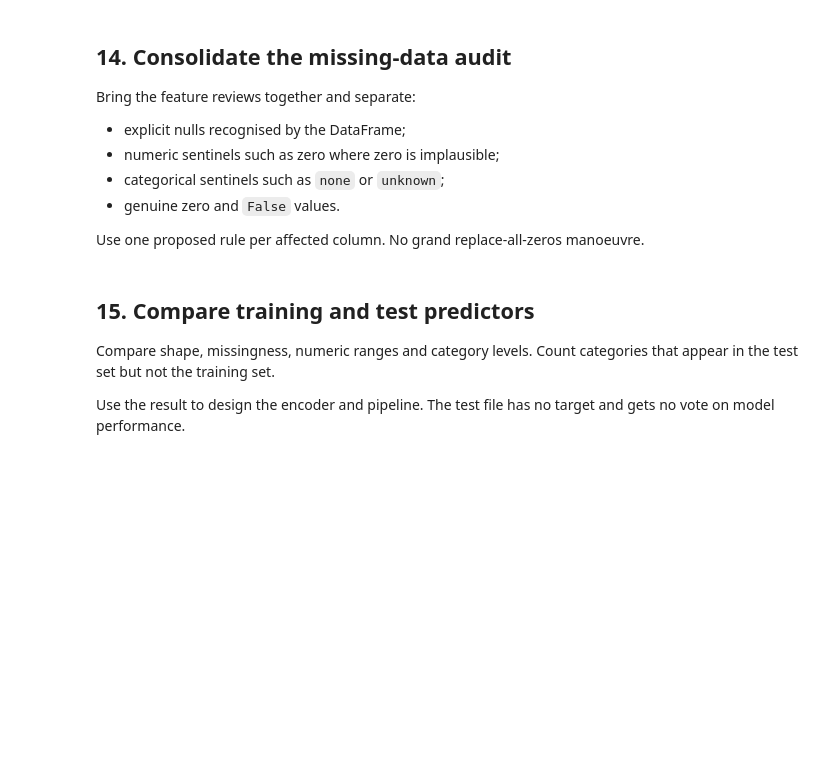
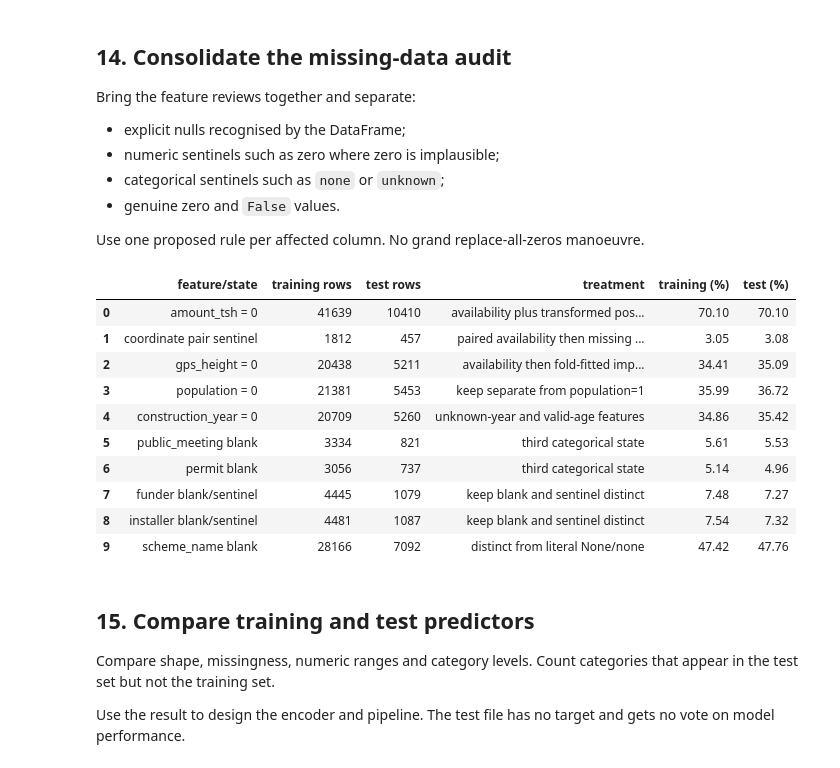
Before and after one commit to AnthonyPWatts/imperial-capstone, a Jupyter notebook: stage-1-pump-it-up/notebooks/01-data-audit.ipynb, the cells around one changed output. Cells and saved outputs as stored; diff of their text form; code cells hidden in the pictures; blank space fills up the shorter version.

```diff
--- a/stage-1-pump-it-up/notebooks/01-data-audit.ipynb
+++ b/stage-1-pump-it-up/notebooks/01-data-audit.ipynb
@@ -84,11 +84,23 @@ One DataFrame per file. Keep the training values and labels separate until the i
 
 Pick dull, consistent variable names. Future me will cope.
 # %%
-# Load the training values, training labels, test values and submission format.
-training_set_values = pd.read_csv(training_set_values_path)
-training_set_labels = pd.read_csv(training_set_labels_path)
-test_set_values = pd.read_csv(test_set_values_path)
-submission_format = pd.read_csv(submission_format_path)
+# Preserve source blanks and literal strings such as "None" separately.
+training_set_values = pd.read_csv(
+    training_set_values_path,
+    keep_default_na=False,
+)
+training_set_labels = pd.read_csv(
+    training_set_labels_path,
+    keep_default_na=False,
+)
+test_set_values = pd.read_csv(
+    test_set_values_path,
+    keep_default_na=False,
+)
+submission_format = pd.read_csv(
+    submission_format_path,
+    keep_default_na=False,
+)
 
 print("Data loaded ok")
 print("==============")
@@ -428,8 +578,37 @@ Bring the feature reviews together and separate:
 
 Use one proposed rule per affected column. No grand replace-all-zeros manoeuvre.
 # %%
-# Summarise explicit and suspected missing values by column.
-# Add my proposed treatment and the evidence supporting it.
+missing_data_register = pd.DataFrame([
+    {"feature/state": "amount_tsh = 0", "training rows": 41639, "test rows": 10410, "treatment": "availability plus transformed positive magnitude"},
+    {"feature/state": "coordinate pair sentinel", "training rows": 1812, "test rows": 457, "treatment": "paired availability then missing coordinates"},
+    {"feature/state": "gps_height = 0", "training rows": 20438, "test rows": 5211, "treatment": "availability then fold-fitted imputation"},
+    {"feature/state": "population = 0", "training rows": 21381, "test rows": 5453, "treatment": "keep separate from population=1"},
+    {"feature/state": "construction_year = 0", "training rows": 20709, "test rows": 5260, "treatment": "unknown-year and valid-age features"},
+    {"feature/state": "public_meeting blank", "training rows": 3334, "test rows": 821, "treatment": "third categorical state"},
+    {"feature/state": "permit blank", "training rows": 3056, "test rows": 737, "treatment": "third categorical state"},
+    {"feature/state": "funder blank/sentinel", "training rows": 4445, "test rows": 1079, "treatment": "keep blank and sentinel distinct"},
+    {"feature/state": "installer blank/sentinel", "training rows": 4481, "test rows": 1087, "treatment": "keep blank and sentinel distinct"},
+    {"feature/state": "scheme_name blank", "training rows": 28166, "test rows": 7092, "treatment": "distinct from literal None/none"},
+])
+missing_data_register["training (%)"] = (
+    missing_data_register["training rows"] / len(training_set_values) * 100
+).round(2)
+missing_data_register["test (%)"] = (
+    missing_data_register["test rows"] / len(test_set_values) * 100
+).round(2)
+display(missing_data_register)
+# %% [output]
+|  | feature/state | training rows | test rows | treatment | training (%) | test (%) |
+| 0 | amount_tsh = 0 | 41639 | 10410 | availability plus transformed pos... | 70.10 | 70.10 |
+| 1 | coordinate pair sentinel | 1812 | 457 | paired availability then missing ... | 3.05 | 3.08 |
+| 2 | gps_height = 0 | 20438 | 5211 | availability then fold-fitted imp... | 34.41 | 35.09 |
+| 3 | population = 0 | 21381 | 5453 | keep separate from population=1 | 35.99 | 36.72 |
+| 4 | construction_year = 0 | 20709 | 5260 | unknown-year and valid-age features | 34.86 | 35.42 |
+| 5 | public_meeting blank | 3334 | 821 | third categorical state | 5.61 | 5.53 |
+| 6 | permit blank | 3056 | 737 | third categorical state | 5.14 | 4.96 |
+| 7 | funder blank/sentinel | 4445 | 1079 | keep blank and sentinel distinct | 7.48 | 7.27 |
+| 8 | installer blank/sentinel | 4481 | 1087 | keep blank and sentinel distinct | 7.54 | 7.32 |
+| 9 | scheme_name blank | 28166 | 7092 | distinct from literal None/none | 47.42 | 47.76 |
 # %% [markdown]
 ## 15. Compare training and test predictors
 
```
Also changed, not shown: parts of 17 cells of this notebook, 13 other files.
